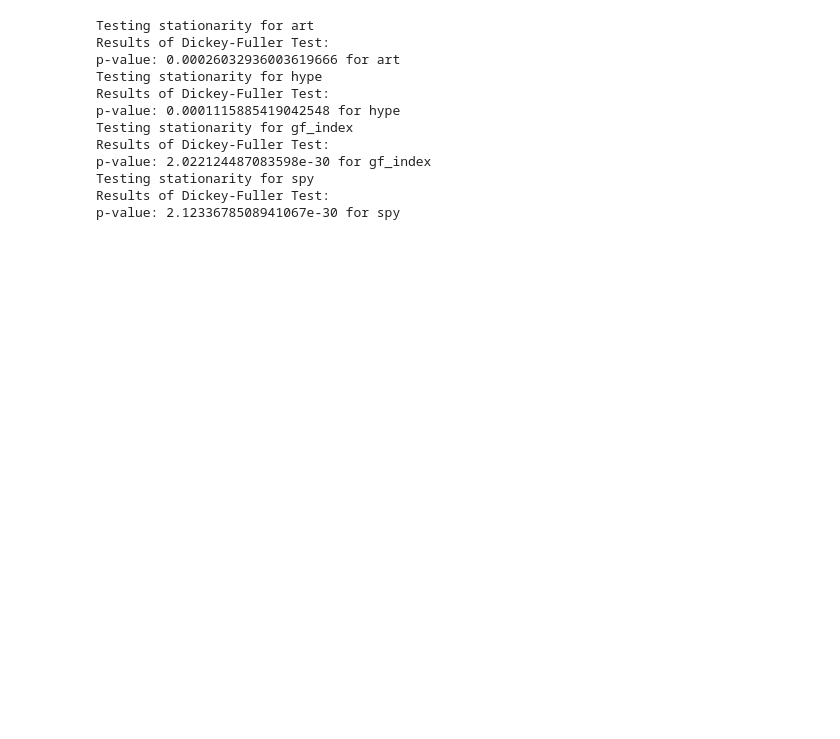
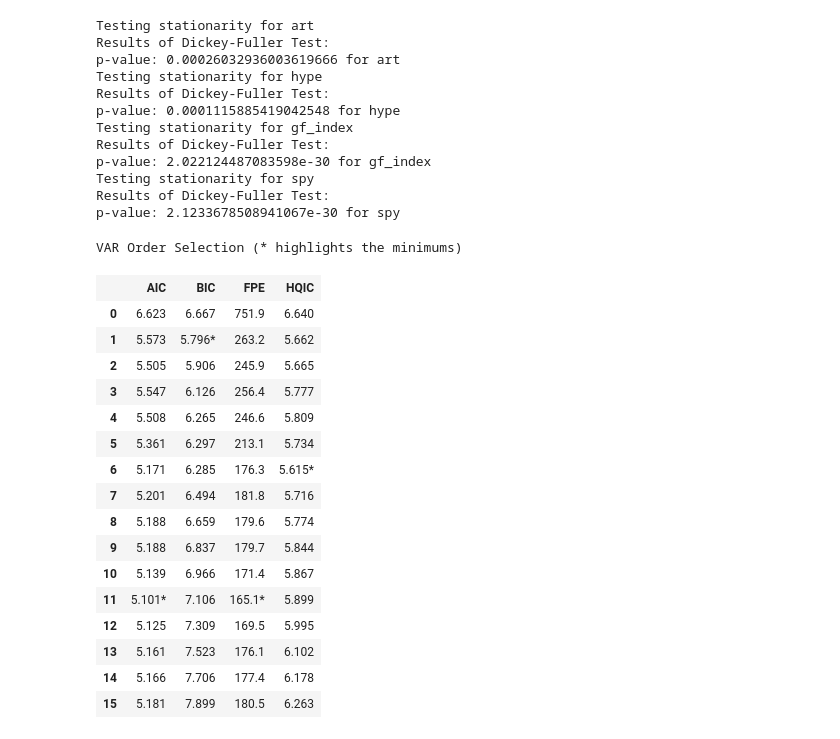
Before and after one commit to simzim96/svar-causal, a Jupyter notebook: analysis/svar.ipynb, the cells around one changed output. Drawn from its saved outputs; the diff is of its cells as text; code cells hidden in the pictures; blank space fills up the shorter version.

```diff
--- a/analysis/svar.ipynb
+++ b/analysis/svar.ipynb
@@ -46,10 +45,32 @@ selected_columns = [ 'art_diff', 'hype_diff',
 data_svar = data[selected_columns]
 
 # add svar dummy column
-# drop all NaN values
+# drop all NaN valuesdd
 data_svar = data_svar.dropna()
 
 # determine optimal lag
 model = sm.tsa.VAR(data_svar)
-lag_results = model.select_order(2)
-lag_order = lag_results.hqic
+lag_results = model.select_order(15).summary()
+
+# plot lag results
+# %%
+lag_results
+# %% [output]
+VAR Order Selection (* highlights the minimums)
+|  | AIC | BIC | FPE | HQIC |
+| 0 | 6.623 | 6.667 | 751.9 | 6.640 |
+| 1 | 5.573 | 5.796* | 263.2 | 5.662 |
+| 2 | 5.505 | 5.906 | 245.9 | 5.665 |
+| 3 | 5.547 | 6.126 | 256.4 | 5.777 |
+| 4 | 5.508 | 6.265 | 246.6 | 5.809 |
+| 5 | 5.361 | 6.297 | 213.1 | 5.734 |
+| 6 | 5.171 | 6.285 | 176.3 | 5.615* |
+| 7 | 5.201 | 6.494 | 181.8 | 5.716 |
+| 8 | 5.188 | 6.659 | 179.6 | 5.774 |
+| 9 | 5.188 | 6.837 | 179.7 | 5.844 |
+| 10 | 5.139 | 6.966 | 171.4 | 5.867 |
+| 11 | 5.101* | 7.106 | 165.1* | 5.899 |
+| 12 | 5.125 | 7.309 | 169.5 | 5.995 |
+| 13 | 5.161 | 7.523 | 176.1 | 6.102 |
+| 14 | 5.166 | 7.706 | 177.4 | 6.178 |
+| 15 | 5.181 | 7.899 | 180.5 | 6.263 |
```
Also changed, not shown: parts of 5 cells of this notebook, 3 other files.
